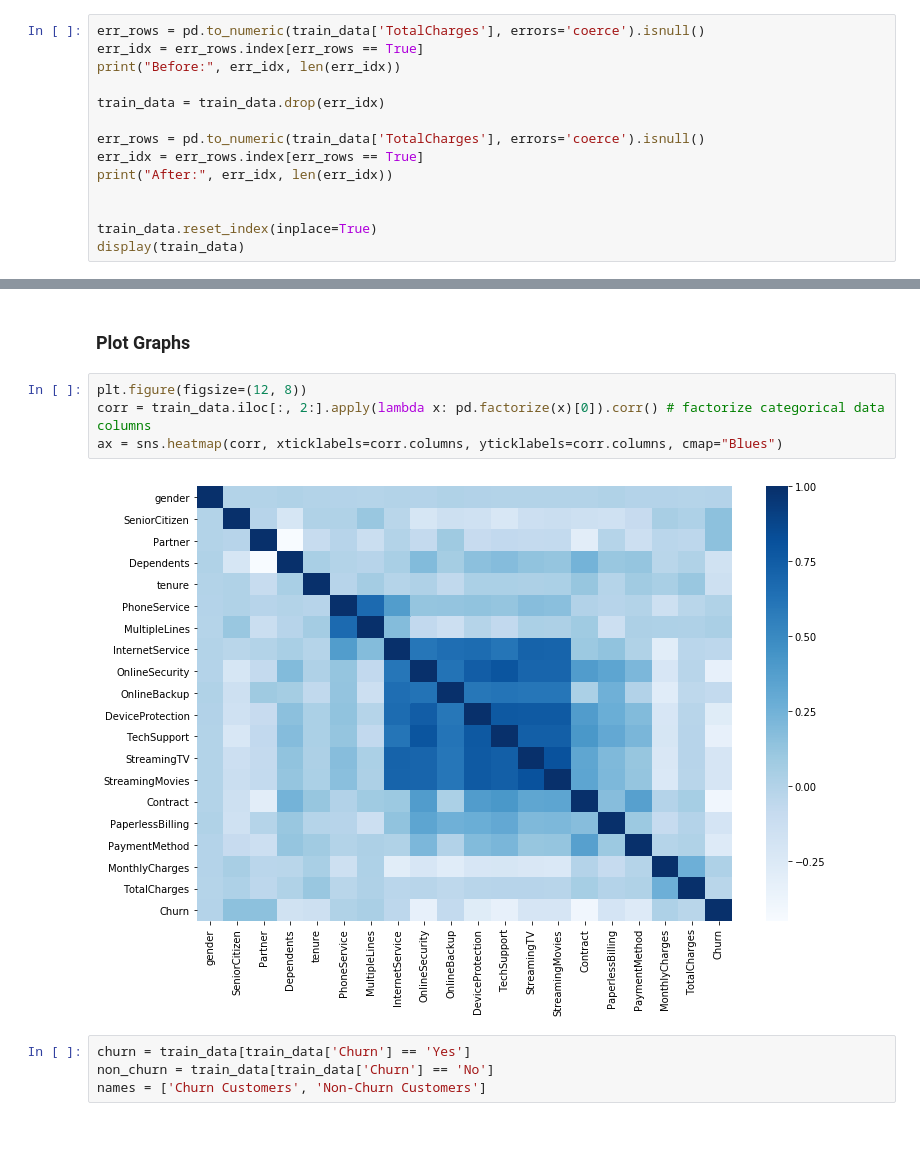
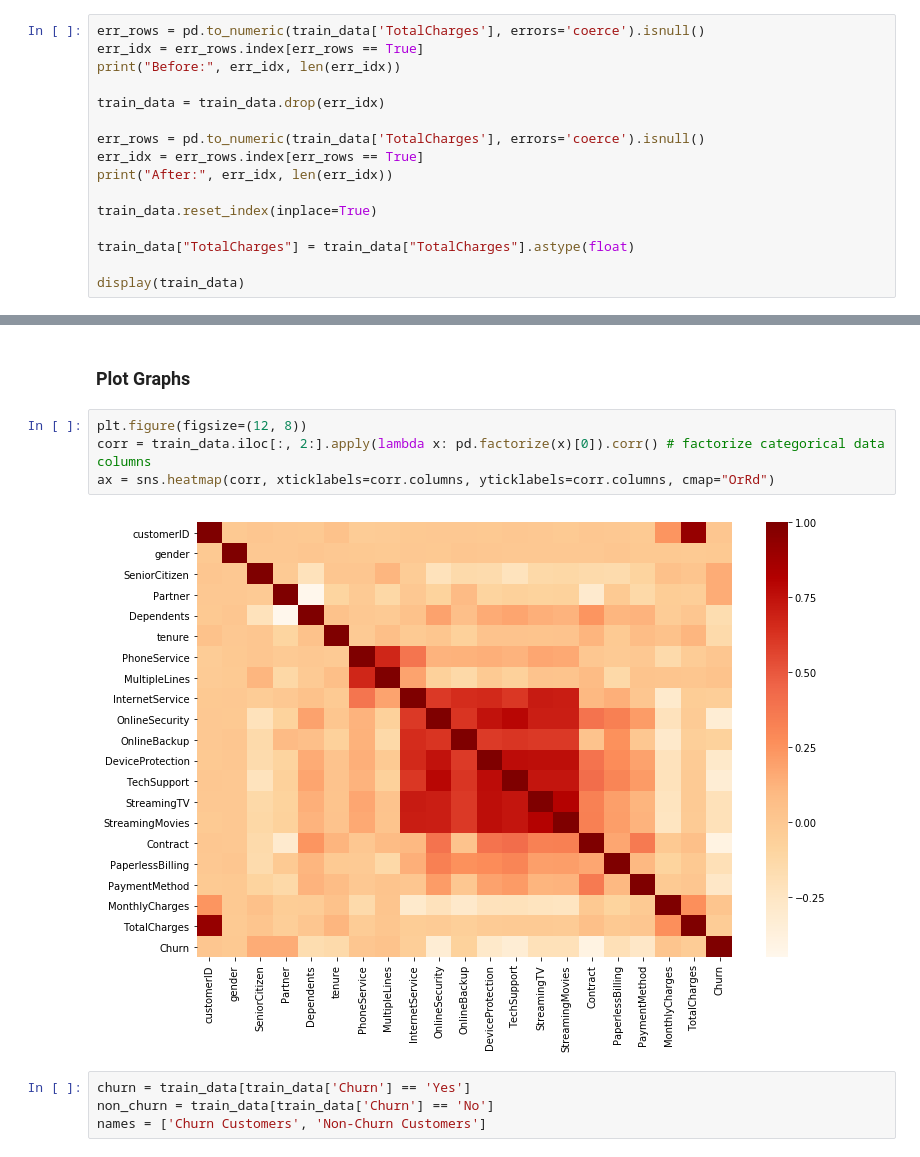
Before and after one commit to ctc316/telco-customer-churn, a Jupyter notebook: telco-customer-churn.ipynb, the cells around one changed output, grey strips where cells are left out. Drawn from its saved outputs; the diff is of its cells as text.

```diff
--- a/telco-customer-churn.ipynb
+++ b/telco-customer-churn.ipynb
@@ -86,7 +86,9 @@ err_rows = pd.to_numeric(train_data['TotalCharges'], errors='coerce').isnull()
 err_idx = err_rows.index[err_rows == True]
 print("After:", err_idx, len(err_idx))
 
+train_data.reset_index(inplace=True)
 
-train_data.reset_index(inplace=True)
+train_data["TotalCharges"] = train_data["TotalCharges"].astype(float)
+
 display(train_data)
 # %% [output]
@@ -284,9 +285,9 @@ Index(['tenure', 'MonthlyCharges', 'TotalCharges', 'gender', 'SeniorCitizen',
 # %%
 plt.figure(figsize=(12, 8))
 corr = train_data.iloc[:, 2:].apply(lambda x: pd.factorize(x)[0]).corr() # factorize categorical data columns
-ax = sns.heatmap(corr, xticklabels=corr.columns, yticklabels=corr.columns, cmap="Blues")
+ax = sns.heatmap(corr, xticklabels=corr.columns, yticklabels=corr.columns, cmap="OrRd")
 # %% [output]
-[figure, old version]
+[figure, new version]
 # %%
 churn = train_data[train_data['Churn'] == 'Yes']
 non_churn = train_data[train_data['Churn'] == 'No']
```
Also changed, not shown: parts of 5 cells of this notebook.
